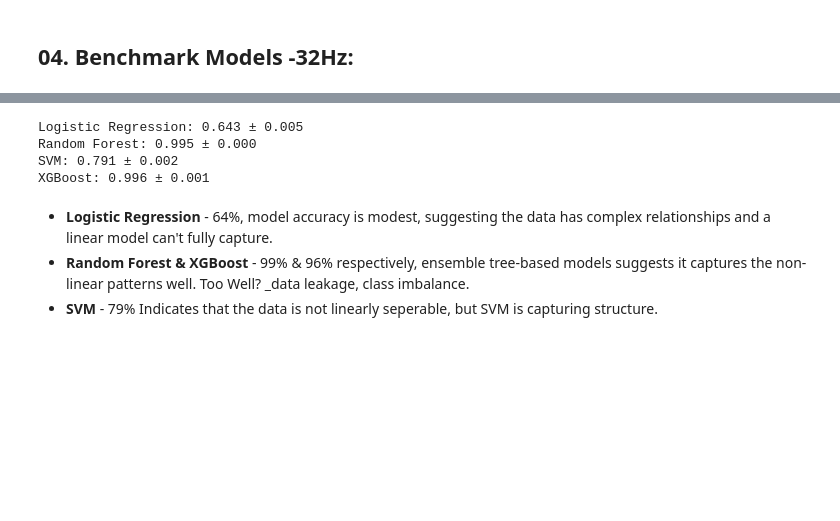
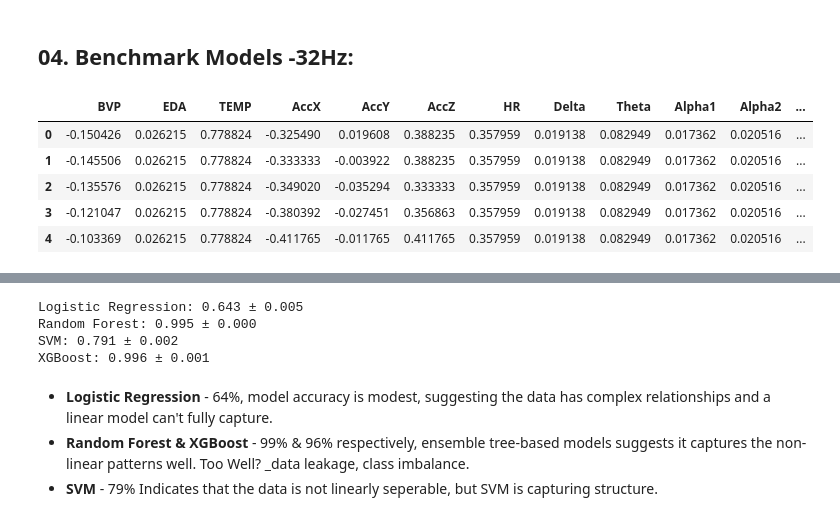
Before and after one commit to Cdennis51/Neurocheck, a Jupyter notebook: notebook/EEG_Data_Exploration.ipynb, the cells around one changed output, grey strips where cells are left out. Cells and saved outputs as stored; diff of their text form; code cells hidden in the pictures; blank space fills up the shorter version.

```diff
--- a/notebook/EEG_Data_Exploration.ipynb
+++ b/notebook/EEG_Data_Exploration.ipynb
@@ -99,5 +92,13 @@ ValueError: Could not interpret value `Attention` for `x`. An entry with this na
 # %%
 # Set the X and y variable:
 X = MEFAR_MID.drop(columns=['class'])
 y = MEFAR_MID['class']
+X.head()
+# %% [output]
+|  | BVP | EDA | TEMP | AccX | AccY | AccZ | HR | Delta | Theta | Alpha1 | Alpha2 | ... |
+| 0 | -0.150426 | 0.026215 | 0.778824 | -0.325490 | 0.019608 | 0.388235 | 0.357959 | 0.019138 | 0.082949 | 0.017362 | 0.020516 | ... |
+| 1 | -0.145506 | 0.026215 | 0.778824 | -0.333333 | -0.003922 | 0.388235 | 0.357959 | 0.019138 | 0.082949 | 0.017362 | 0.020516 | ... |
+| 2 | -0.135576 | 0.026215 | 0.778824 | -0.349020 | -0.035294 | 0.333333 | 0.357959 | 0.019138 | 0.082949 | 0.017362 | 0.020516 | ... |
+| 3 | -0.121047 | 0.026215 | 0.778824 | -0.380392 | -0.027451 | 0.356863 | 0.357959 | 0.019138 | 0.082949 | 0.017362 | 0.020516 | ... |
+| 4 | -0.103369 | 0.026215 | 0.778824 | -0.411765 | -0.011765 | 0.411765 | 0.357959 | 0.019138 | 0.082949 | 0.017362 | 0.020516 | ... |
 # %%
```
Also changed, not shown: parts of 16 cells of this notebook, 3 other files.
